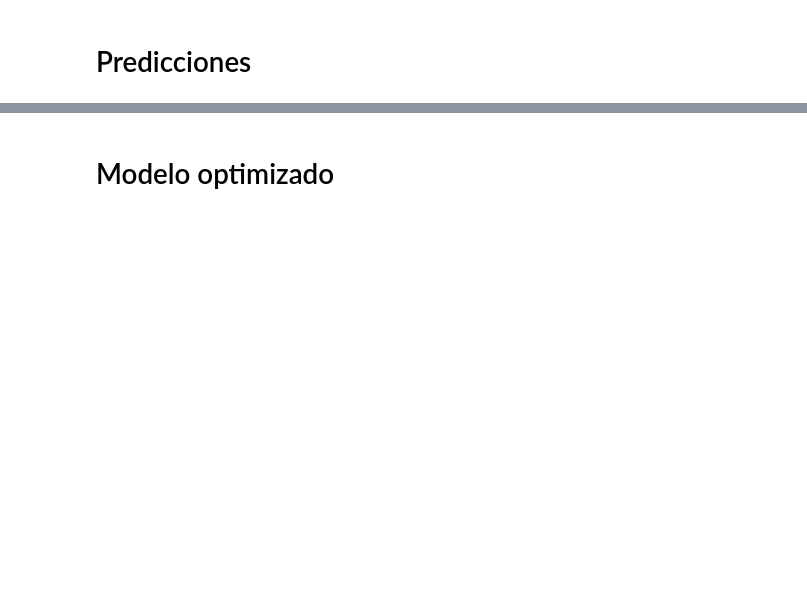
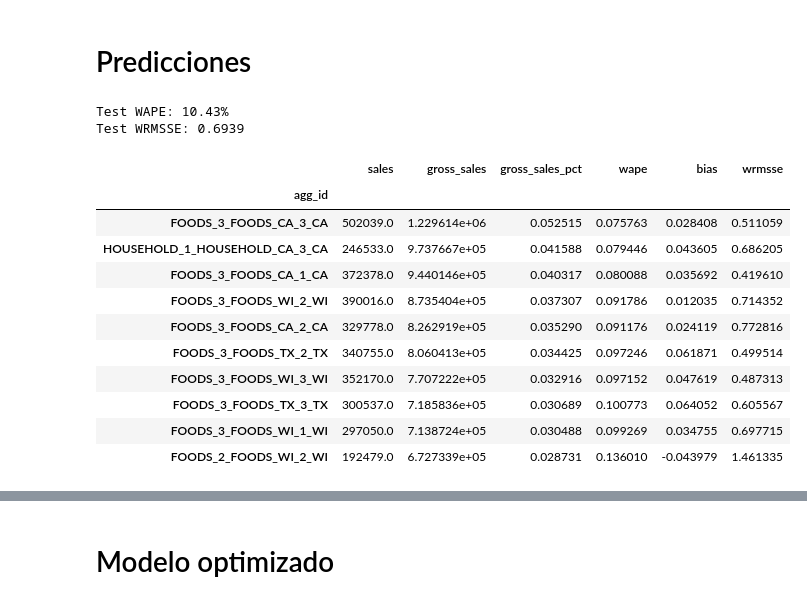
Before and after one commit to njimenez94/forecast-tfm, a Jupyter notebook: notebooks/02_model.ipynb, the cells around one changed output, grey strips where cells are left out. Saved outputs shown, nothing was run; the diff lists cells and outputs as text; code cells hidden in the pictures; blank space fills up the shorter version.

```diff
--- a/notebooks/02_model.ipynb
+++ b/notebooks/02_model.ipynb
@@ -487,51 +623,30 @@ print(f"Test WRMSSE: {wrmsse_test:.4f}")
 # %%
-df_pred = test.copy()
-df_pred["y_pred"] = y_pred.round(0).astype(float)
-df_pred["error"] = df_pred[TARGET] - df_pred["y_pred"]
-df_pred["abs_error"] = np.abs(df_pred["error"])
+from src.evaluation.metrics import build_predictions_report
 
-df_pred["wape"] = df_pred["abs_error"] / df_pred[TARGET].abs()
-df_pred["bias"] = -df_pred["error"] / df_pred[TARGET].abs()
+metrics_test, df_pred = build_predictions_report(train, test, y_test, model.predict(X_test), target_col=TARGET)
 
-df_pred = df_pred[["agg_id", "date", TARGET, "gross_sales", "y_pred", "error", "abs_error", "wape", "bias"]].sort_values("abs_error")
+print(f"Test WAPE: {metrics_test['wape']:.2%}")
+print(f"Test WRMSSE: {metrics_test['wrmsse']:.4f}")
+# %% [output]
+Test WAPE: 10.43%
+Test WRMSSE: 0.6939
 # %%
-from src.evaluation.metrics import compute_scales, bias
+from src.evaluation.metrics import build_series_metrics
 
-def _wrmsse_for_group(g):
-    scale = scales.get(g.name)
-    if not scale:
-        return np.nan
-    weights = g.groupby(WEIGHT_LEVEL)["gross_sales"].transform("sum").to_numpy()
-    sq_err = (g[TARGET].to_numpy() - g["y_pred"].to_numpy()) ** 2
-    rmse = np.sqrt(np.average(sq_err, weights=weights))
-    return float(rmse / np.sqrt(scale))
-
-# Nivel de ponderación del error dentro del WRMSSE por serie:
-# ["agg_id"]         -> sin ponderación real (peso constante = total de la serie, igual a RMSSE)
-# ["date"]           -> pondera cada fecha por su gross_sales (días de más venta pesan más)
-# ["agg_id", "date"] -> pondera cada fila por su propio gross_sales (equivalente a ["date"] a nivel serie)
-WEIGHT_LEVEL = ["date"]
-
-scales = compute_scales(train)
-
-by_series = df_pred.groupby("agg_id")
-wape_by_series = by_series.apply(lambda g: wape(g[TARGET], g["y_pred"]))
-bias_by_series = by_series.apply(lambda g: bias(g[TARGET], g["y_pred"]))
-sales_by_series = by_series[TARGET].sum()
-gross_sales_by_series = by_series["gross_sales"].sum()
-
-wrmsse_by_series = by_series.apply(_wrmsse_for_group)
-
-df_metrics = pd.DataFrame({
-    "sales": sales_by_series,
-    "gross_sales": gross_sales_by_series,
-    "gross_sales_pct": gross_sales_by_series / df_pred["gross_sales"].sum(),
-    "wape": wape_by_series,
-    "bias": bias_by_series,
-    "wrmsse": wrmsse_by_series,
-})
-
-df_metrics = df_metrics.sort_values("gross_sales", ascending=False)
+df_metrics = build_series_metrics(train, df_pred, target_col=TARGET, weight_level=["date"])
 df_metrics.head(10)
+# %% [output]
+|  | sales | gross_sales | gross_sales_pct | wape | bias | wrmsse |
+| agg_id |  |  |  |  |  |  |
+| FOODS_3_FOODS_CA_3_CA | 502039.0 | 1.229614e+06 | 0.052515 | 0.075763 | 0.028408 | 0.511059 |
+| HOUSEHOLD_1_HOUSEHOLD_CA_3_CA | 246533.0 | 9.737667e+05 | 0.041588 | 0.079446 | 0.043605 | 0.686205 |
+| FOODS_3_FOODS_CA_1_CA | 372378.0 | 9.440146e+05 | 0.040317 | 0.080088 | 0.035692 | 0.419610 |
+| FOODS_3_FOODS_WI_2_WI | 390016.0 | 8.735404e+05 | 0.037307 | 0.091786 | 0.012035 | 0.714352 |
+| FOODS_3_FOODS_CA_2_CA | 329778.0 | 8.262919e+05 | 0.035290 | 0.091176 | 0.024119 | 0.772816 |
+| FOODS_3_FOODS_TX_2_TX | 340755.0 | 8.060413e+05 | 0.034425 | 0.097246 | 0.061871 | 0.499514 |
+| FOODS_3_FOODS_WI_3_WI | 352170.0 | 7.707222e+05 | 0.032916 | 0.097152 | 0.047619 | 0.487313 |
+| FOODS_3_FOODS_TX_3_TX | 300537.0 | 7.185836e+05 | 0.030689 | 0.100773 | 0.064052 | 0.605567 |
+| FOODS_3_FOODS_WI_1_WI | 297050.0 | 7.138724e+05 | 0.030488 | 0.099269 | 0.034755 | 0.697715 |
+| FOODS_2_FOODS_WI_2_WI | 192479.0 | 6.727339e+05 | 0.028731 | 0.136010 | -0.043979 | 1.461335 |
 # %%
 df_pred.query('agg_id == "FOODS_3_FOODS_CA_3_CA"').nlargest(10, 'wape')
```
Also changed, not shown: parts of 24 cells of this notebook, 5 other files.
